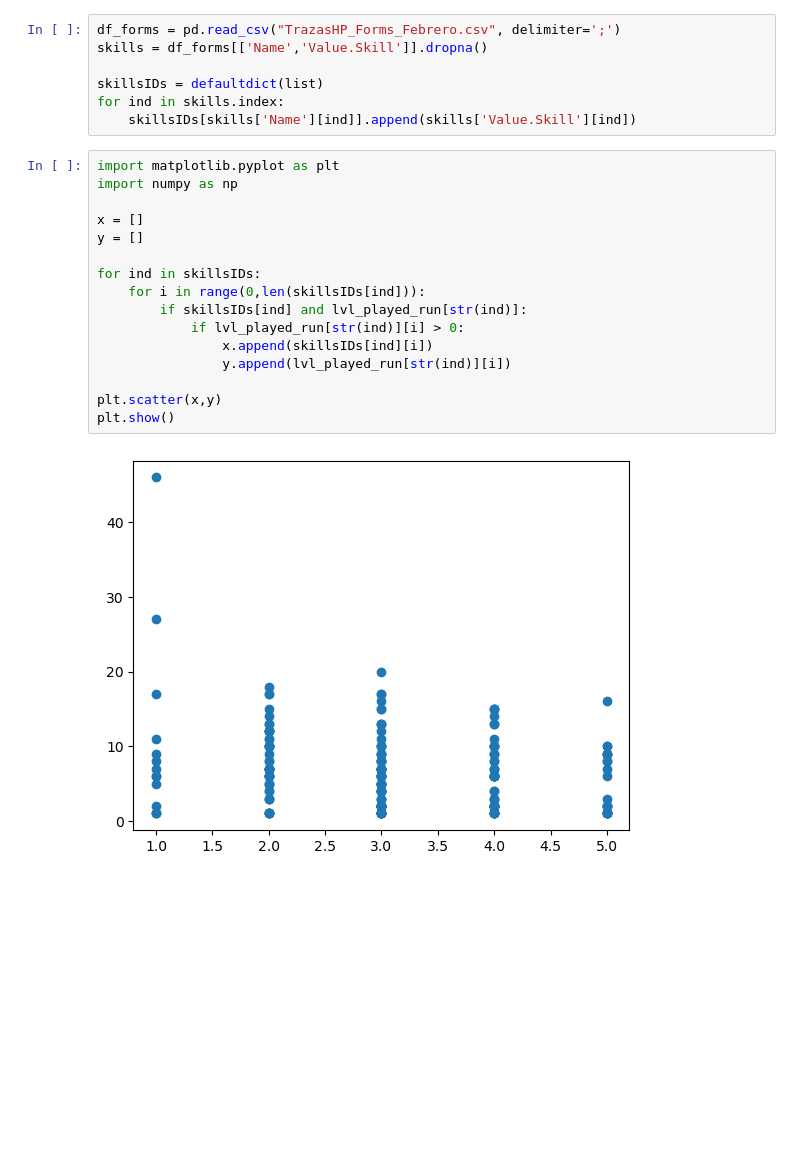
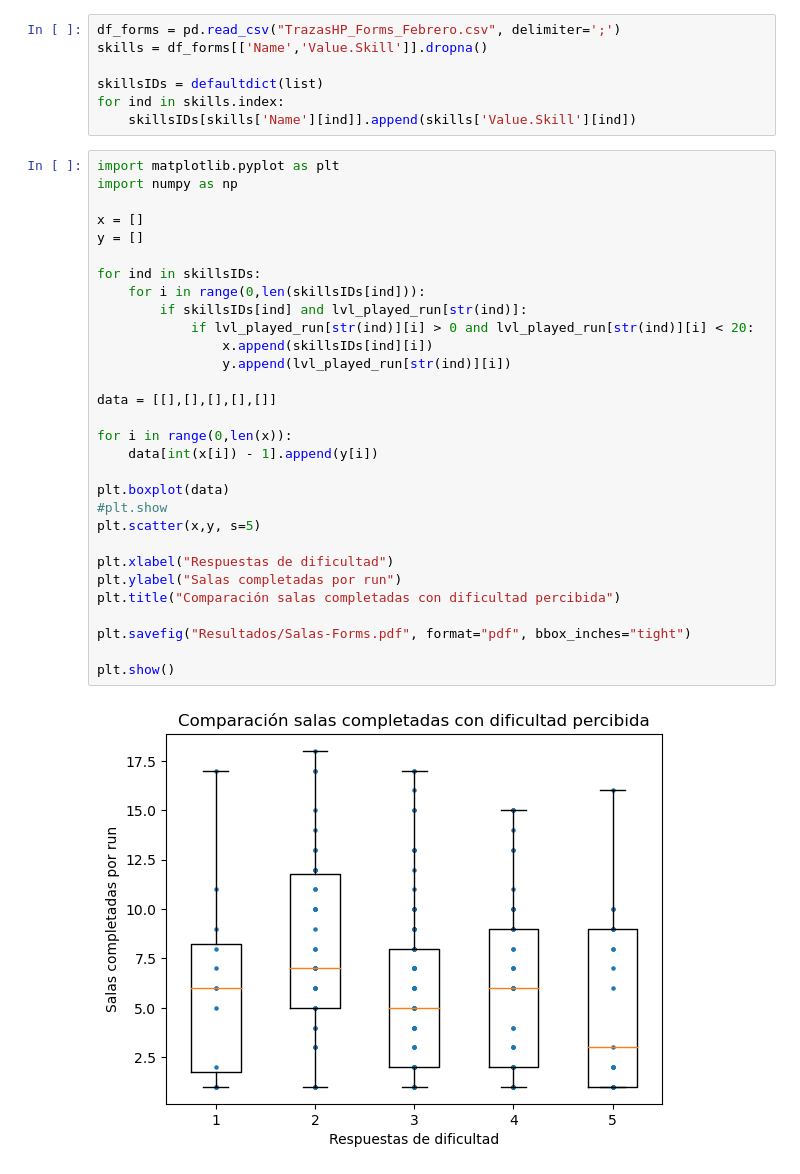
Before and after one commit to TFG-DDA/notebooks-trazas, a Jupyter notebook: Comparacion_runs_salas-forms.ipynb, the cells around one changed output. Saved outputs shown, nothing was run; the diff lists cells and outputs as text; blank space fills up the shorter version.

```diff
--- a/Comparacion_runs_salas-forms.ipynb
+++ b/Comparacion_runs_salas-forms.ipynb
@@ -36,18 +36,32 @@ for ind in skills.index:
 # %%
 import matplotlib.pyplot as plt
 import numpy as np
 
 x = []
 y = []
 
 for ind in skillsIDs:
     for i in range(0,len(skillsIDs[ind])):
         if skillsIDs[ind] and lvl_played_run[str(ind)]:
-            if lvl_played_run[str(ind)][i] > 0:
+            if lvl_played_run[str(ind)][i] > 0 and lvl_played_run[str(ind)][i] < 20:
                 x.append(skillsIDs[ind][i])
                 y.append(lvl_played_run[str(ind)][i])
 
-plt.scatter(x,y)
+data = [[],[],[],[],[]]
+
+for i in range(0,len(x)):
+    data[int(x[i]) - 1].append(y[i])
+
+plt.boxplot(data)
+#plt.show
+plt.scatter(x,y, s=5)
+
+plt.xlabel("Respuestas de dificultad")
+plt.ylabel("Salas completadas por run")
+plt.title("Comparación salas completadas con dificultad percibida")
+
+plt.savefig("Resultados/Salas-Forms.pdf", format="pdf", bbox_inches="tight")
+
 plt.show()
 # %% [output]
-[figure, old version]
+[figure, new version]
```
Also changed, not shown: 7 other files.
